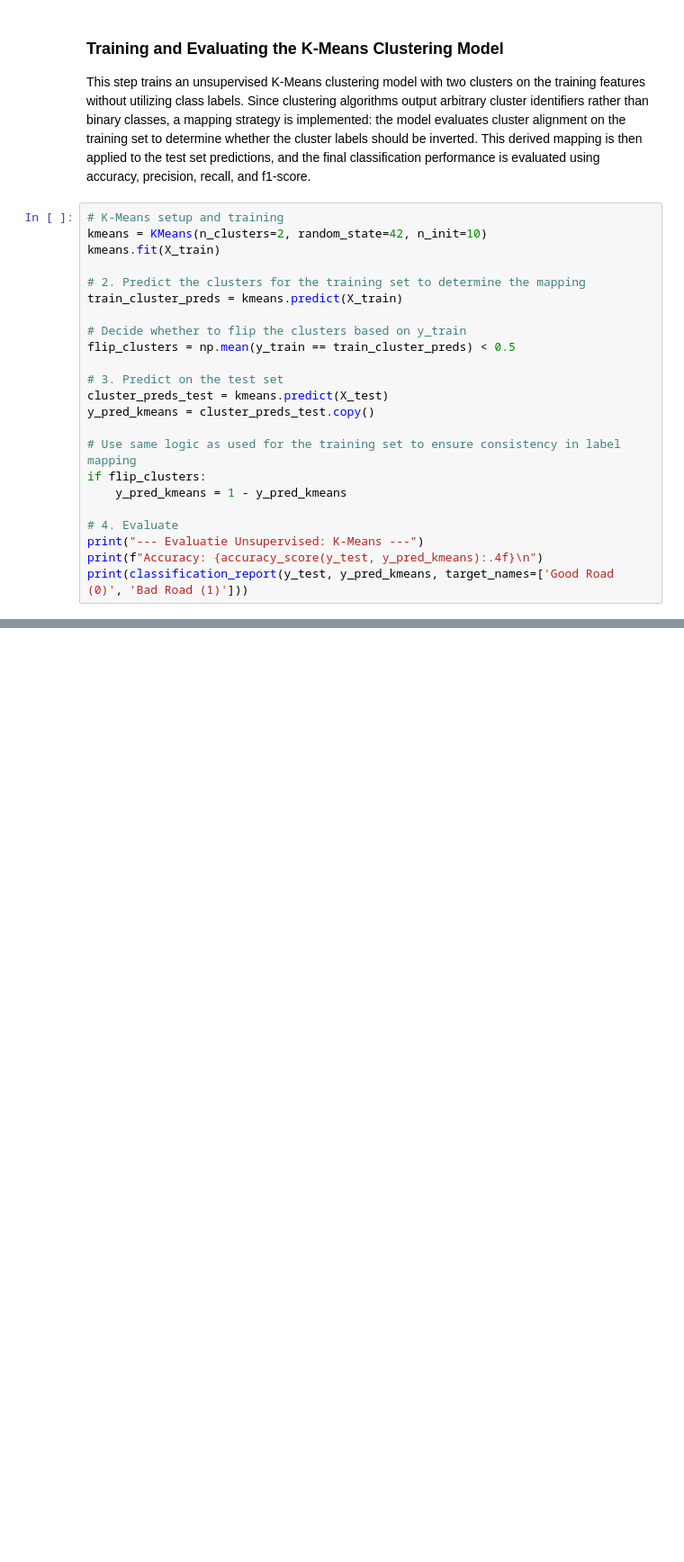
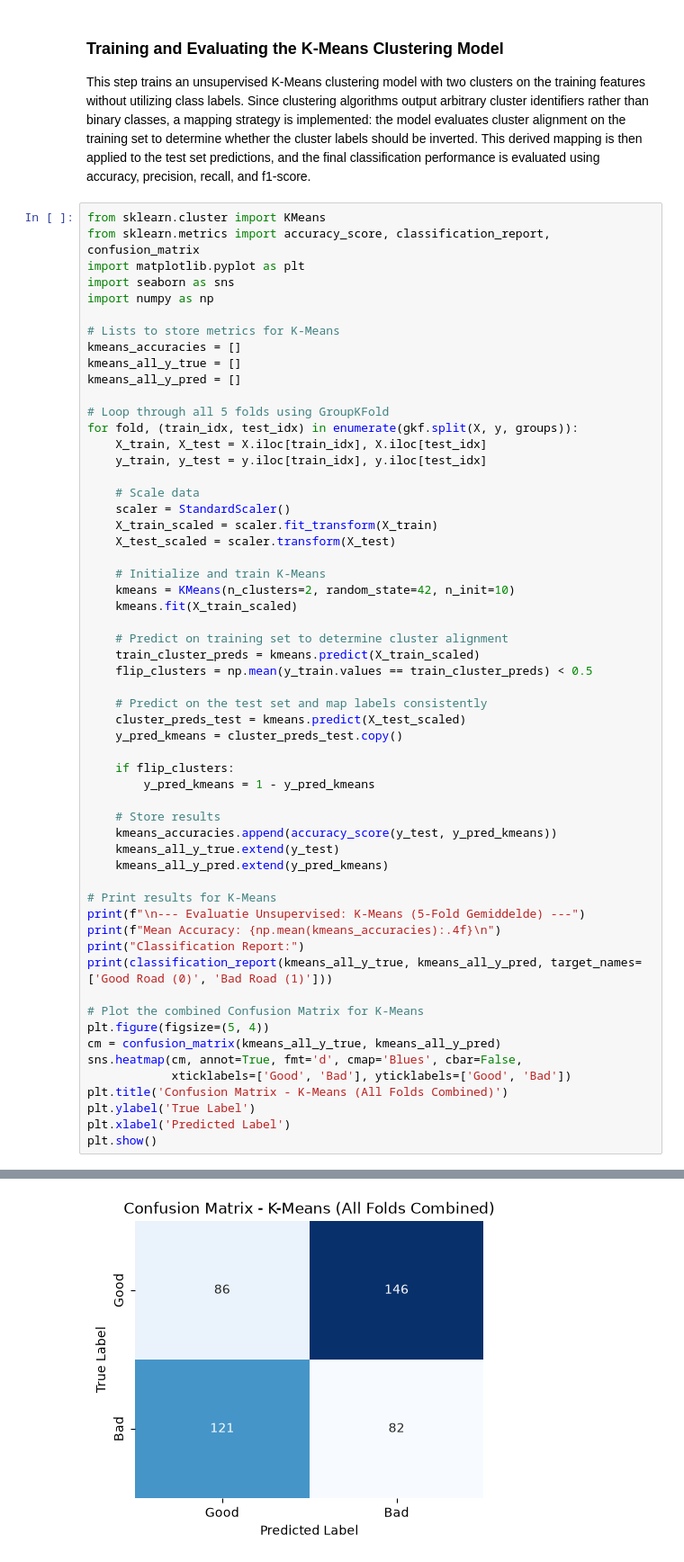
Before and after one commit to yoeri-stassen/5ARE0-cycling-assignment, a Jupyter notebook: Group13_cyclinglane_classifier.ipynb, the cells around one changed output, grey strips where cells are left out. Shown at 90% size. Saved outputs shown, nothing was run; the diff lists cells and outputs as text; blank space fills up the shorter version.

```diff
--- a/Group13_cyclinglane_classifier.ipynb
+++ b/Group13_cyclinglane_classifier.ipynb
@@ -638,26 +682,60 @@ Good Road (0)       0.48      1.00      0.64        29
 
 This step trains an unsupervised K-Means clustering model with two clusters on the training features without utilizing class labels. Since clustering algorithms output arbitrary cluster identifiers rather than binary classes, a mapping strategy is implemented: the model evaluates cluster alignment on the training set to determine whether the cluster labels should be inverted. This derived mapping is then applied to the test set predictions, and the final classification performance is evaluated using accuracy, precision, recall, and f1-score.
 # %%
-# K-Means setup and training
-kmeans = KMeans(n_clusters=2, random_state=42, n_init=10)
-kmeans.fit(X_train)
+from sklearn.cluster import KMeans
+from sklearn.metrics import accuracy_score, classification_report, confusion_matrix
+import matplotlib.pyplot as plt
+import seaborn as sns
+import numpy as np
 
-# 2. Predict the clusters for the training set to determine the mapping
-train_cluster_preds = kmeans.predict(X_train)
+# Lists to store metrics for K-Means
+kmeans_accuracies = []
+kmeans_all_y_true = []
+kmeans_all_y_pred = []
 
-# Decide whether to flip the clusters based on y_train
-flip_clusters = np.mean(y_train == train_cluster_preds) < 0.5
+# Loop through all 5 folds using GroupKFold
+for fold, (train_idx, test_idx) in enumerate(gkf.split(X, y, groups)):
+    X_train, X_test = X.iloc[train_idx], X.iloc[test_idx]
+    y_train, y_test = y.iloc[train_idx], y.iloc[test_idx]
 
-# 3. Predict on the test set
-cluster_preds_test = kmeans.predict(X_test)
-y_pred_kmeans = cluster_preds_test.copy()
+    # Scale data
+    scaler = StandardScaler()
+    X_train_scaled = scaler.fit_transform(X_train)
+    X_test_scaled = scaler.transform(X_test)
 
-# Use same logic as used for the training set to ensure consistency in label mapping
-if flip_clusters:
-    y_pred_kmeans = 1 - y_pred_kmeans
+    # Initialize and train K-Means
+    kmeans = KMeans(n_clusters=2, random_state=42, n_init=10)
+    kmeans.fit(X_train_scaled)
 
-# 4. Evaluate
-print("--- Evaluatie Unsupervised: K-Means ---")
-print(f"Accuracy: {accuracy_score(y_test, y_pred_kmeans):.4f}\n")
-print(classification_report(y_test, y_pred_kmeans, target_names=['Good Road (0)', 'Bad Road (1)']))
+    # Predict on training set to determine cluster alignment
+    train_cluster_preds = kmeans.predict(X_train_scaled)
+    flip_clusters = np.mean(y_train.values == train_cluster_preds) < 0.5
+
+    # Predict on the test set and map labels consistently
+    cluster_preds_test = kmeans.predict(X_test_scaled)
+    y_pred_kmeans = cluster_preds_test.copy()
+
+    if flip_clusters:
+        y_pred_kmeans = 1 - y_pred_kmeans
+
+    # Store results
+    kmeans_accuracies.append(accuracy_score(y_test, y_pred_kmeans))
+    kmeans_all_y_true.extend(y_test)
+    kmeans_all_y_pred.extend(y_pred_kmeans)
+
+# Print results for K-Means
+print(f"\n--- Evaluatie Unsupervised: K-Means (5-Fold Gemiddelde) ---")
+print(f"Mean Accuracy: {np.mean(kmeans_accuracies):.4f}\n")
+print("Classification Report:")
+print(classification_report(kmeans_all_y_true, kmeans_all_y_pred, target_names=['Good Road (0)', 'Bad Road (1)']))
+
+# Plot the combined Confusion Matrix for K-Means
+plt.figure(figsize=(5, 4))
+cm = confusion_matrix(kmeans_all_y_true, kmeans_all_y_pred)
+sns.heatmap(cm, annot=True, fmt='d', cmap='Blues', cbar=False,
+            xticklabels=['Good', 'Bad'], yticklabels=['Good', 'Bad'])
+plt.title('Confusion Matrix - K-Means (All Folds Combined)')
+plt.ylabel('True Label')
+plt.xlabel('Predicted Label')
+plt.show()
 # %% [output]
@@ -674,0 +754 @@ Good Road (0)       0.50      1.00      0.67        29
+[figure, added]
```
Also changed, not shown: parts of 3 cells of this notebook.
